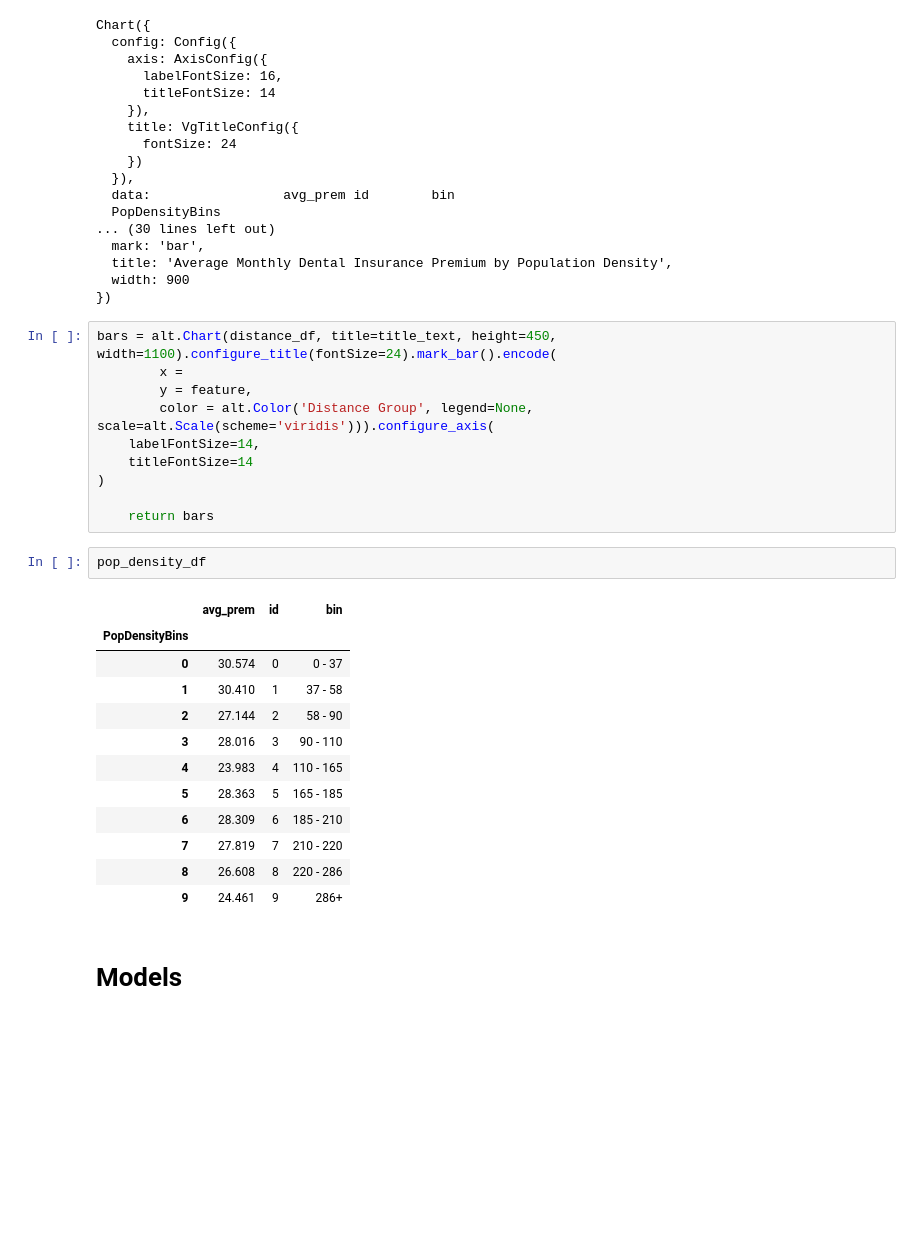
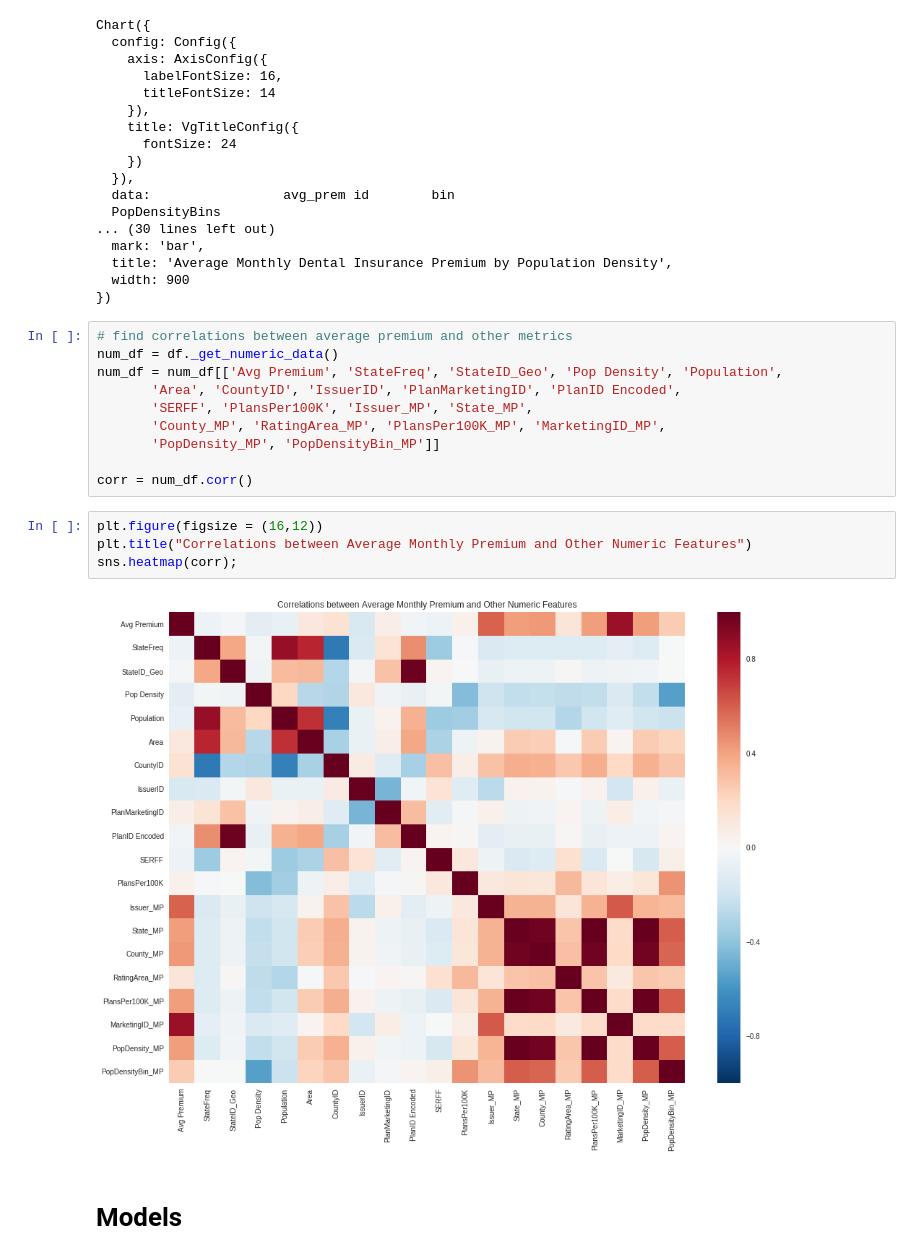
Before and after one commit to hjhuney/Healthcare-dot-Gov-Notebooks, a Jupyter notebook: 2017_QHP_Individual_Market_Dental.ipynb, the cells around one changed output. Drawn from its saved outputs; the diff is of its cells as text; blank space fills up the shorter version.

```diff
--- a/2017_QHP_Individual_Market_Dental.ipynb
+++ b/2017_QHP_Individual_Market_Dental.ipynb
@@ -697,31 +697,22 @@ Chart({
   title: 'Average Monthly Dental Insurance Premium by Population Density',
   width: 900
 })
-# %%
-bars = alt.Chart(distance_df, title=title_text, height=450, width=1100).configure_title(fontSize=24).mark_bar().encode(
-        x =
-        y = feature,
-        color = alt.Color('Distance Group', legend=None, scale=alt.Scale(scheme='viridis'))).configure_axis(
-    labelFontSize=14,
-    titleFontSize=14
-)
-
-    return bars
-# %%
-pop_density_df
-# %% [output]
-|  | avg_prem | id | bin |
-| PopDensityBins |  |  |  |
-| 0 | 30.574 | 0 | 0 - 37 |
-| 1 | 30.410 | 1 | 37 - 58 |
-| 2 | 27.144 | 2 | 58 - 90 |
-| 3 | 28.016 | 3 | 90 - 110 |
-| 4 | 23.983 | 4 | 110 - 165 |
-| 5 | 28.363 | 5 | 165 - 185 |
-| 6 | 28.309 | 6 | 185 - 210 |
-| 7 | 27.819 | 7 | 210 - 220 |
-| 8 | 26.608 | 8 | 220 - 286 |
-| 9 | 24.461 | 9 | 286+ |
+# %%
+# find correlations between average premium and other metrics
+num_df = df._get_numeric_data()
+num_df = num_df[['Avg Premium', 'StateFreq', 'StateID_Geo', 'Pop Density', 'Population',
+       'Area', 'CountyID', 'IssuerID', 'PlanMarketingID', 'PlanID Encoded',
+       'SERFF', 'PlansPer100K', 'Issuer_MP', 'State_MP',
+       'County_MP', 'RatingArea_MP', 'PlansPer100K_MP', 'MarketingID_MP',
+       'PopDensity_MP', 'PopDensityBin_MP']]
+
+corr = num_df.corr()
+# %%
+plt.figure(figsize = (16,12))
+plt.title("Correlations between Average Monthly Premium and Other Numeric Features")
+sns.heatmap(corr);
+# %% [output]
+[figure, added]
 # %% [markdown]
 # Models
 # %%
```
Also changed, not shown: parts of 4 cells of this notebook.
